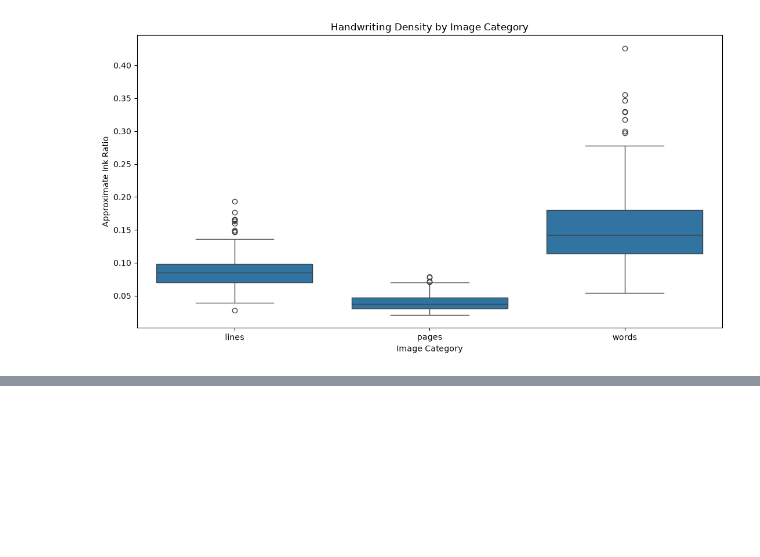
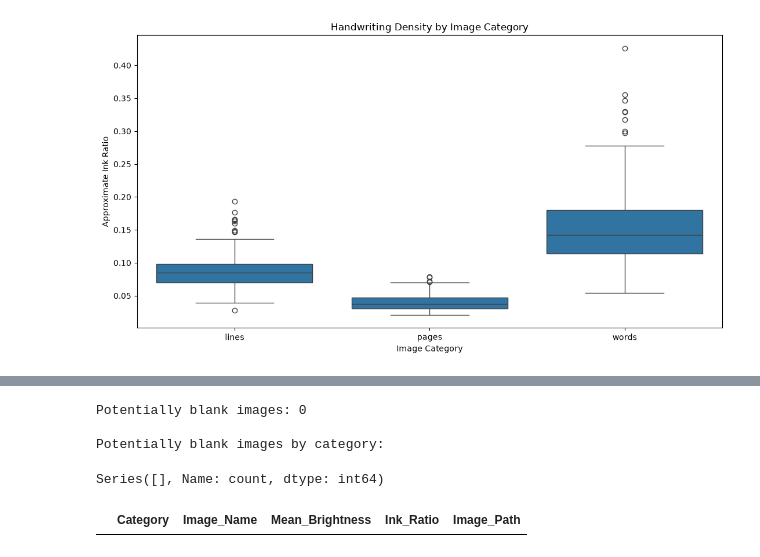
Before and after one commit to greeshavaishnavi09/WriterLens, a Jupyter notebook: research/03.eda.ipynb, the cells around one changed output, grey strips where cells are left out. Cells and saved outputs as stored; diff of their text form; code cells hidden in the pictures; blank space fills up the shorter version.

```diff
--- a/research/03.eda.ipynb
+++ b/research/03.eda.ipynb
@@ -803,0 +831,38 @@ plt.show()
+# %%
+
+# POTENTIALLY BLANK IMAGE DETECTION
+
+LOW_INK_THRESHOLD = 0.001
+
+potentially_blank_df = quality_df[
+    quality_df["Ink_Ratio"] < LOW_INK_THRESHOLD
+].copy()
+
+print(
+    "Potentially blank images:",
+    len(potentially_blank_df)
+)
+
+print("\nPotentially blank images by category:")
+
+display(
+    potentially_blank_df["Category"].value_counts()
+)
+
+display(
+    potentially_blank_df[
+        [
+            "Category",
+            "Image_Name",
+            "Mean_Brightness",
+            "Ink_Ratio",
+            "Image_Path"
+        ]
+    ].head(20)
+)
+# %% [output]
+Potentially blank images: 0
+
+Potentially blank images by category:
+Series([], Name: count, dtype: int64)
+|  | Category | Image_Name | Mean_Brightness | Ink_Ratio | Image_Path |
```
Also changed, not shown: parts of 2 cells of this notebook.
